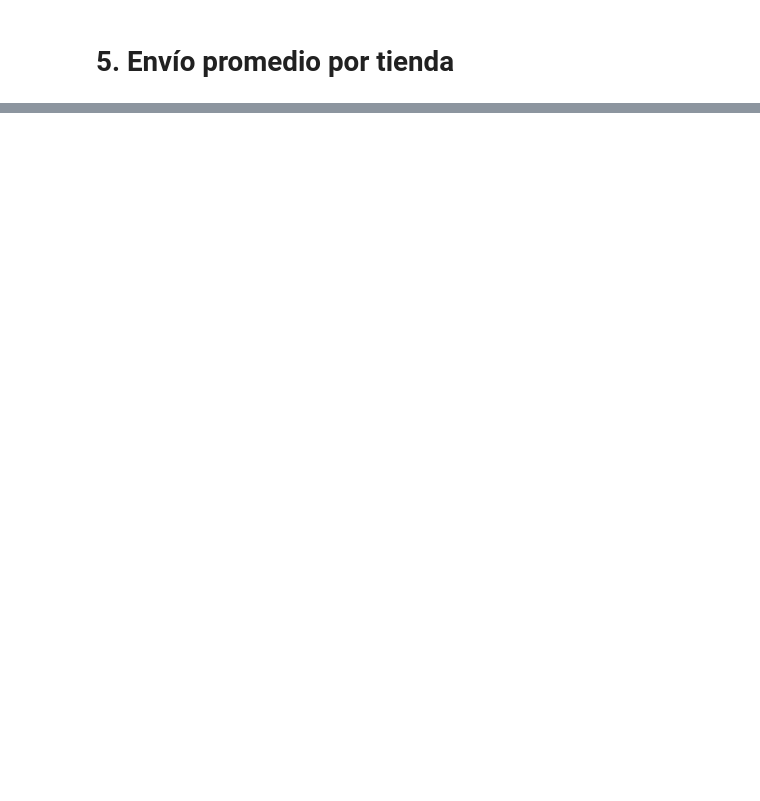
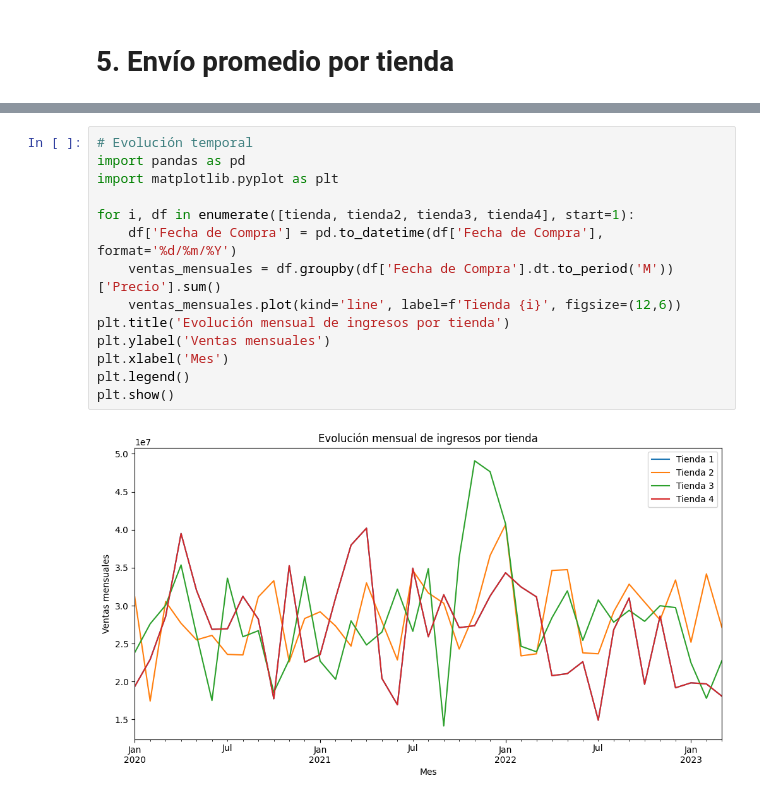
Before and after one commit to Scf300/Challenge-Alura-Store, a Jupyter notebook: AluraStoreLatam.ipynb, the cells around one changed output, grey strips where cells are left out. Drawn from its saved outputs; the diff is of its cells as text; blank space fills up the shorter version.

```diff
--- a/AluraStoreLatam.ipynb
+++ b/AluraStoreLatam.ipynb
@@ -794,0 +946,16 @@ print(n_productos_4)
+# %%
+# Evolución temporal
+import pandas as pd
+import matplotlib.pyplot as plt
+
+for i, df in enumerate([tienda, tienda2, tienda3, tienda4], start=1):
+    df['Fecha de Compra'] = pd.to_datetime(df['Fecha de Compra'], format='%d/%m/%Y')
+    ventas_mensuales = df.groupby(df['Fecha de Compra'].dt.to_period('M'))['Precio'].sum()
+    ventas_mensuales.plot(kind='line', label=f'Tienda {i}', figsize=(12,6))
+plt.title('Evolución mensual de ingresos por tienda')
+plt.ylabel('Ventas mensuales')
+plt.xlabel('Mes')
+plt.legend()
+plt.show()
+# %% [output]
+[figure, added]
```
Also changed, not shown: parts of 17 cells of this notebook.
